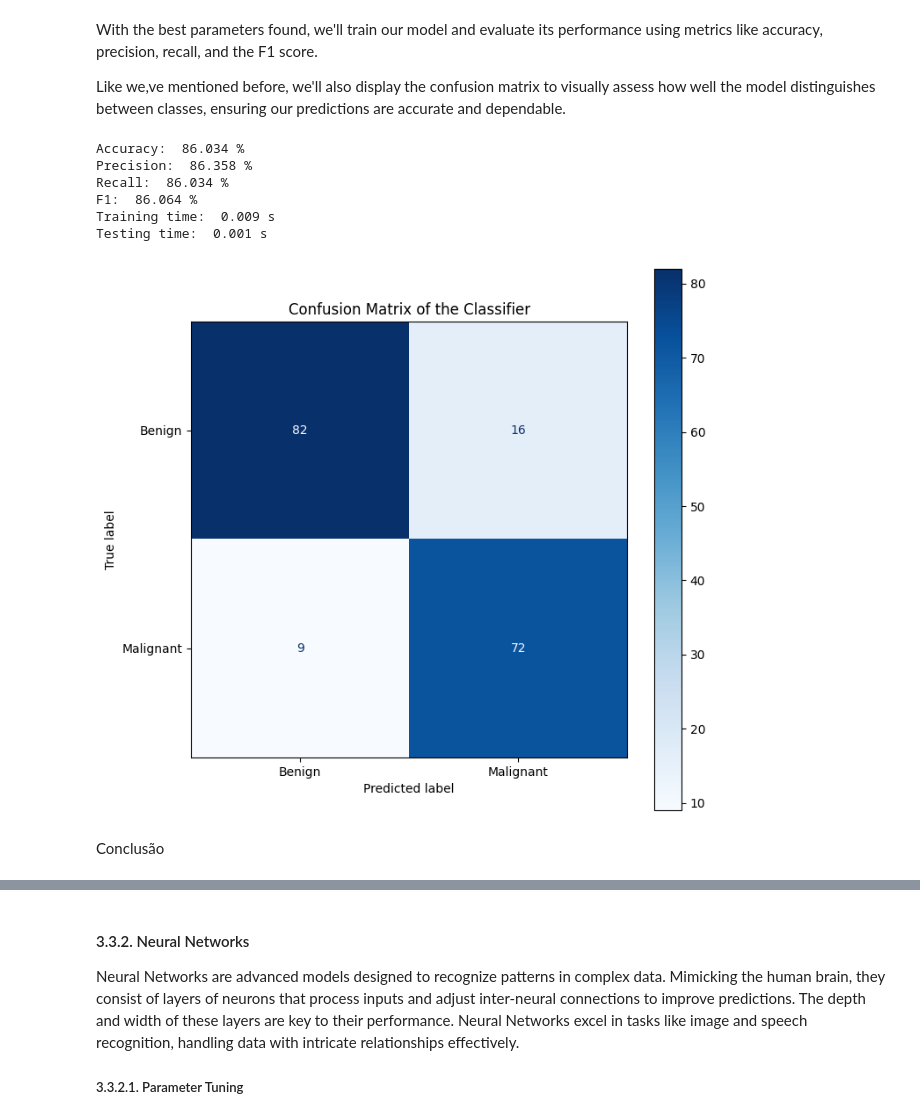
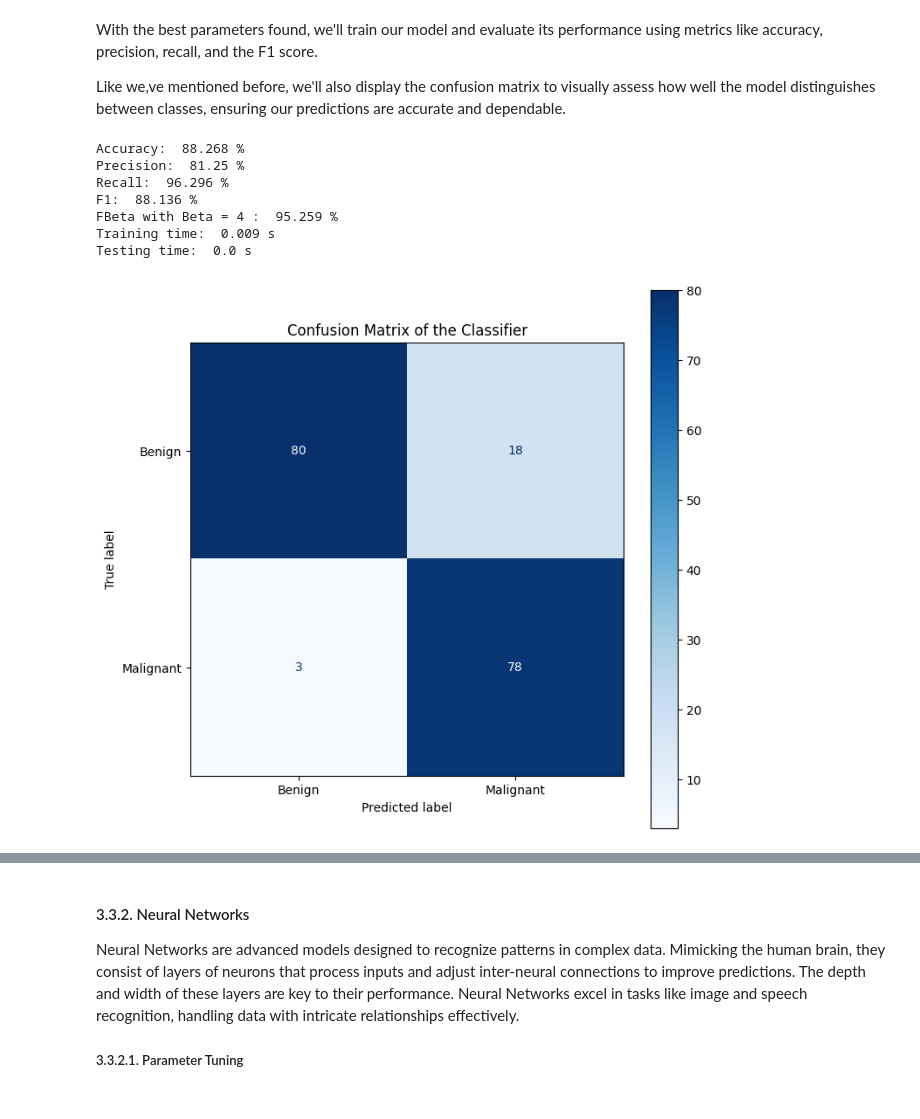
Before and after one commit to franciscaguimaraes/FEUP-IA, a Jupyter notebook: assignment2/src/notebook.ipynb, the cells around one changed output, grey strips where cells are left out. Cells and saved outputs as stored; diff of their text form; code cells hidden in the pictures.

```diff
--- a/assignment2/src/notebook.ipynb
+++ b/assignment2/src/notebook.ipynb
@@ -769,0 +775,9 @@ Decision Trees are a straightforward method used for classification and regressi
+# %%
+df_dc = pandas.read_csv("../data/data_clean.csv", index_col=None)
+
+# Prepare data
+all_inputs_dc = df_dc.drop(['diagnosis'], axis=1).values
+all_labels_dc = df_dc['diagnosis'].values
+
+# Encode the target variable to numerical format
+all_labels_dc = LabelEncoder().fit_transform(all_labels_dc)
@@ -770,7 +786,15 @@ Decision Trees are a straightforward method used for classification and regressi
 # %%
+from sklearn.model_selection import GridSearchCV
+from sklearn.metrics import make_scorer
+from sklearn.metrics import fbeta_score
+from sklearn.metrics import precision_score, recall_score
+
 dtc = DecisionTreeClassifier()
 
-best = True
+def custom_fbeta_score(y_true, y_pred, Beta):
+    return fbeta_score(y_true, y_pred, beta=Beta, pos_label=1)
+
+best = False
 if (best):
     parameter_grid = {'max_depth': [10],
                     'max_features': [30],
@@ -782,19 +806,30 @@ else:
                     'max_features': [15, 20, 25, 30],
                     'criterion': ['gini', 'entropy', 'log_loss'],
                     'ccp_alpha' : [0.0,0.010,0.02,0.030,0.040],
+                    'class_weight' : [{0 : 1, 1 : 4}, {0 : 1 , 1 : 2}, {0 : 1 , 1 : 3}]
                     }
+
+custom_fbeta_scorer = make_scorer(custom_fbeta_score, Beta=4)
 
 # Using SMOTE to balance the dataset and split it into training and testing sets
 (training_inputs, testing_inputs, training_classes, testing_classes) = applySampling(
-    all_inputs, all_labels, 0.25)
+    all_inputs_dc, all_labels_dc, 0.25)
+
 
 training_inputs = standardize(training_inputs)
 testing_inputs = standardize(testing_inputs)
 
 cross_validation = StratifiedKFold(n_splits=10)
 
-grid_search = GridSearchCV(dtc, param_grid=parameter_grid, cv=cross_validation)
+grid_search = GridSearchCV(dtc, param_grid=parameter_grid, cv=cross_validation, scoring=custom_fbeta_scorer)
 grid_search.fit(training_inputs, training_classes)
 
+best_params = grid_search.best_params_
+dtc.set_params(**best_params)
+
 print('Best parameters: ', grid_search.best_params_)
+
+print('Best score: {}'.format(grid_search.best_score_))
+
+print(dtc.get_params())
 # %% [output]
@@ -806,23 +888,22 @@ Like we,ve mentioned before, we'll also display the confusion matrix to visually
 # %%
 # Train the model
 start_train = time.time()
 dtc.fit(training_inputs, training_classes)
 end_train = time.time()
 
 # Test the model
 start_test = time.time()
 testing_predictions = dtc.predict(testing_inputs)
 end_test = time.time()
 
 # Model evaluation
-applyMetrics(dtc, testing_predictions, testing_inputs, testing_classes, start_train, end_train, start_test, end_test)
+applyMetrics(dtc, testing_predictions, testing_inputs, testing_classes, start_train, end_train, start_test, end_test, dtc=True)
 # %% [output]
-Accuracy:  86.034 %
-Precision:  86.358 %
-Recall:  86.034 %
-F1:  86.064 %
+Accuracy:  88.268 %
+Precision:  81.25 %
+Recall:  96.296 %
+F1:  88.136 %
+FBeta with Beta = 4 :  95.259 %
 Training time:  0.009 s
-Testing time:  0.001 s
+Testing time:  0.0 s
-[figure, old version]
+[figure, new version]
-# %% [markdown]
-Conclusão
```
Also changed, not shown: parts of 14 cells of this notebook.
